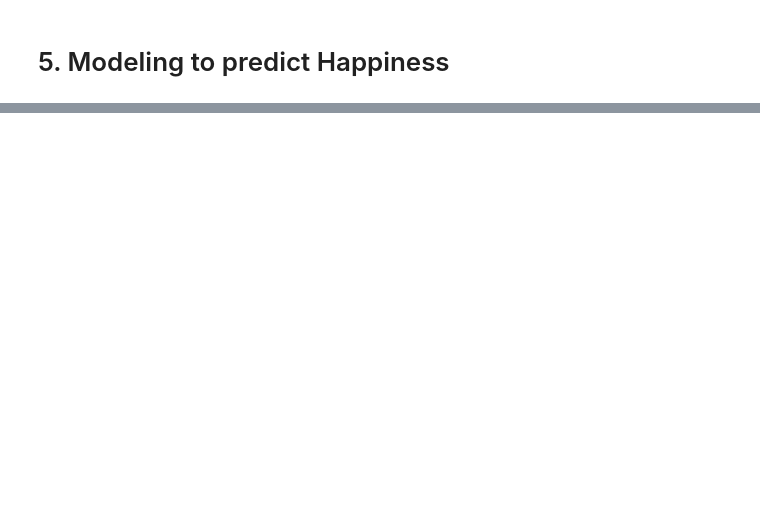
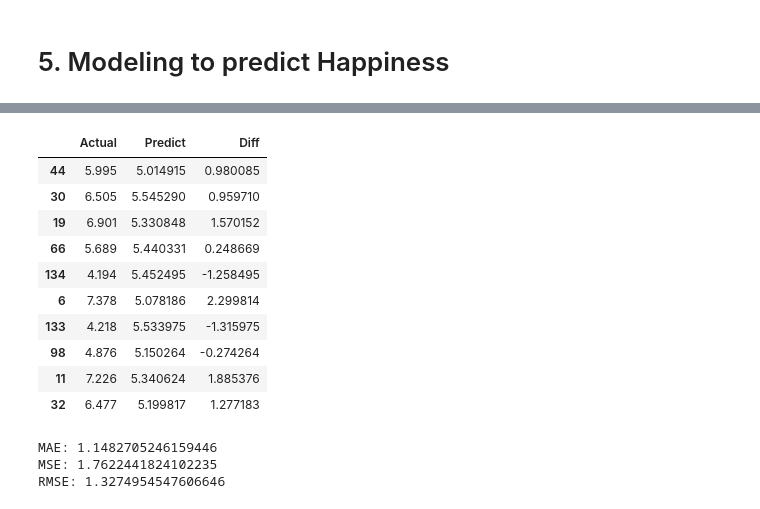
Before and after one commit to chuzeng/ga-projects, a Jupyter notebook: Final Project/Happiness Report.ipynb, the cells around one changed output, grey strips where cells are left out. Drawn from its saved outputs; the diff is of its cells as text; code cells hidden in the pictures; blank space fills up the shorter version.

```diff
--- a/Final Project/Happiness Report.ipynb
+++ b/Final Project/Happiness Report.ipynb
@@ -280,2 +312,10 @@ iplot(choromap)
 # %% [markdown]
 # 5. Modeling to predict Happiness
+# %%
+#First model includes all non-string features
+X1 = df.drop(['Happiness Score', 'Happiness Rank', 'Country', 'Region',], axis=1)
+y1 = df['Happiness Score']
+# %%
+#Test and Train
+from sklearn.model_selection import train_test_split
+X1_train, X1_test, y1_train, y1_test = train_test_split(X1, y1, test_size=0.33)
@@ -281,0 +340,34 @@ iplot(choromap)
+# %%
+from sklearn.linear_model import LinearRegression
+lm = LinearRegression()
+lm.fit(X1_train, y1_train)
+y1_pred = lm.predict(X1_test)
+# %%
+
+result_lm = pd.DataFrame({
+    'Actual':y1_test,
+    'Predict':y1_pred
+})
+result_lm['Diff'] = y1_test - y1_pred
+result_lm.head(10)
+# %% [output]
+|  | Actual | Predict | Diff |
+| 44 | 5.995 | 5.014915 | 0.980085 |
+| 30 | 6.505 | 5.545290 | 0.959710 |
+| 19 | 6.901 | 5.330848 | 1.570152 |
+| 66 | 5.689 | 5.440331 | 0.248669 |
+| 134 | 4.194 | 5.452495 | -1.258495 |
+| 6 | 7.378 | 5.078186 | 2.299814 |
+| 133 | 4.218 | 5.533975 | -1.315975 |
+| 98 | 4.876 | 5.150264 | -0.274264 |
+| 11 | 7.226 | 5.340624 | 1.885376 |
+| 32 | 6.477 | 5.199817 | 1.277183 |
+# %%
+from sklearn import metrics
+print('MAE:', metrics.mean_absolute_error(y_test, y_pred))
+print('MSE:', metrics.mean_squared_error(y_test, y_pred))
+print('RMSE:', np.sqrt(metrics.mean_squared_error(y_test, y_pred)))
+# %% [output]
+MAE: 1.1482705246159446
+MSE: 1.7622441824102235
+RMSE: 1.3274954547606646
```
Also changed, not shown: parts of 27 cells of this notebook.
